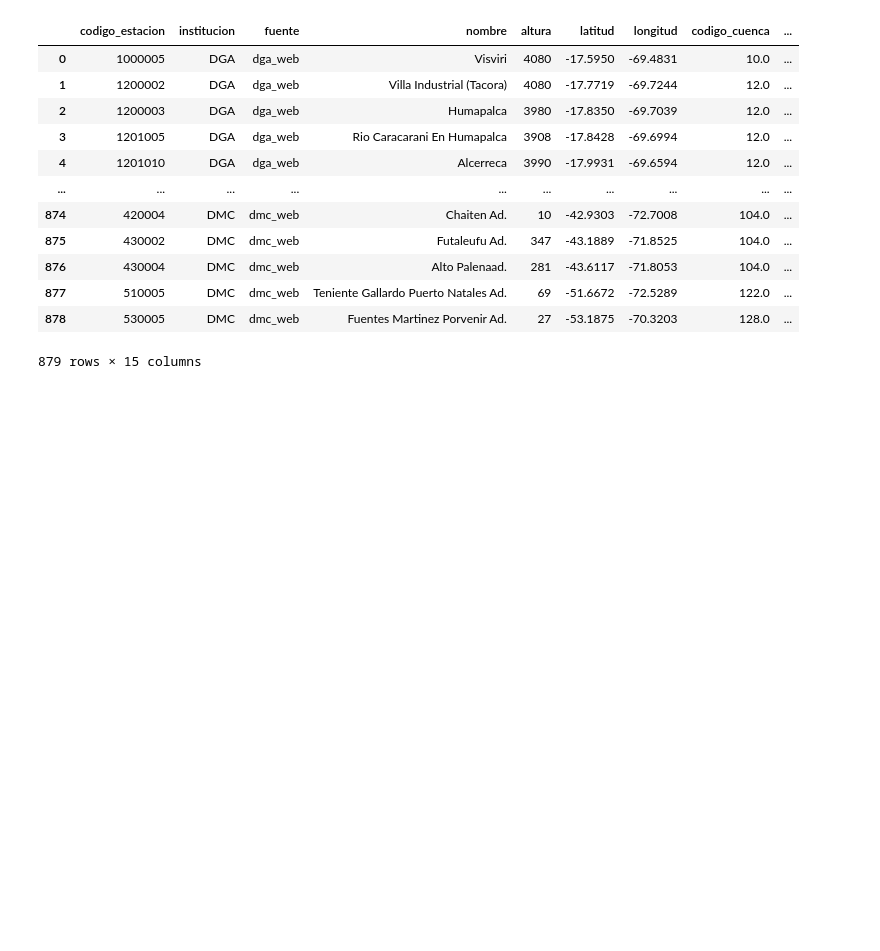
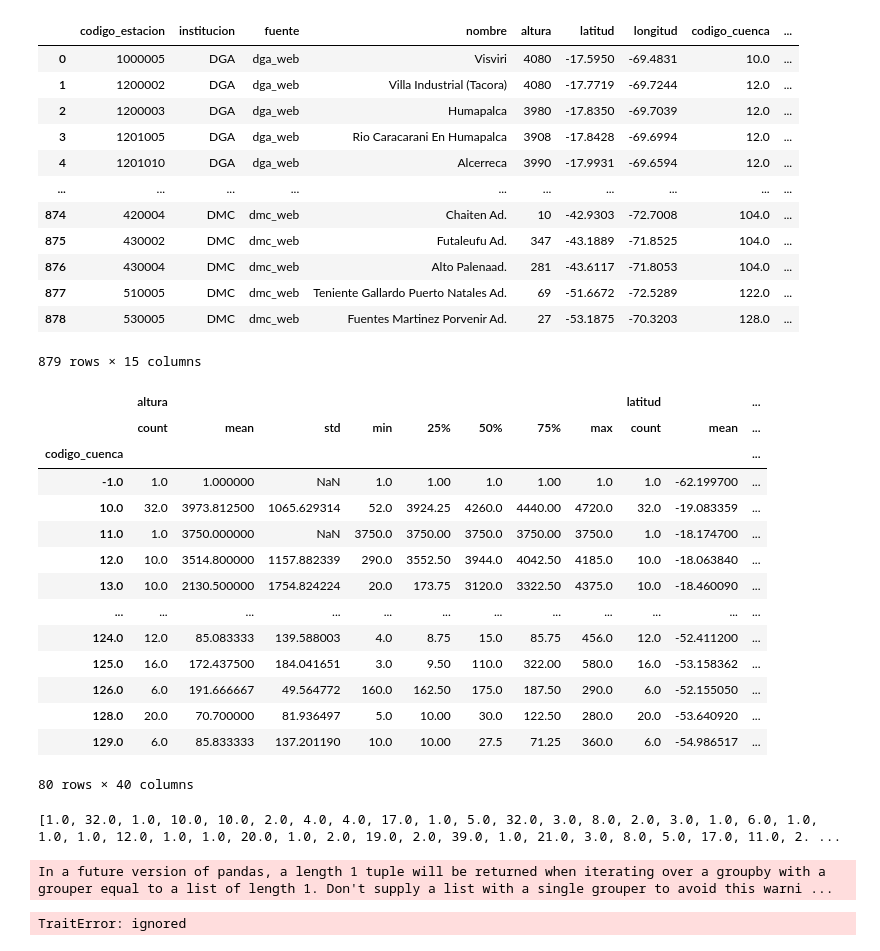
Before and after one commit to Diegogp95/mineria, a Jupyter notebook: Test_Mineria_Datos.ipynb, the cells around one changed output. Cells and saved outputs as stored; diff of their text form; code cells hidden in the pictures; blank space fills up the shorter version.

Commit message:
Interactive

```diff
--- a/Test_Mineria_Datos.ipynb
+++ b/Test_Mineria_Datos.ipynb
@@ -420,3 +420,26 @@ df_chile_meta
 | 877 | 510005 | DMC | dmc_web | Teniente Gallardo Puerto Natales Ad. | 69 | -51.6672 | -72.5289 | 122.0 | ... |
 | 878 | 530005 | DMC | dmc_web | Fuentes Martinez Porvenir Ad. | 27 | -53.1875 | -70.3203 | 128.0 | ... |
 879 rows × 15 columns
+# %%
+grouped = df_chile_meta.groupby(['codigo_cuenca'])
+grouped.describe()
+# %% [output]
+|  | altura |  |  |  |  |  |  |  | latitud |  | ... |
+|  | count | mean | std | min | 25% | 50% | 75% | max | count | mean | ... |
+| codigo_cuenca |  |  |  |  |  |  |  |  |  |  | ... |
+| -1.0 | 1.0 | 1.000000 | NaN | 1.0 | 1.00 | 1.0 | 1.00 | 1.0 | 1.0 | -62.199700 | ... |
+| 10.0 | 32.0 | 3973.812500 | 1065.629314 | 52.0 | 3924.25 | 4260.0 | 4440.00 | 4720.0 | 32.0 | -19.083359 | ... |
+| 11.0 | 1.0 | 3750.000000 | NaN | 3750.0 | 3750.00 | 3750.0 | 3750.00 | 3750.0 | 1.0 | -18.174700 | ... |
+| 12.0 | 10.0 | 3514.800000 | 1157.882339 | 290.0 | 3552.50 | 3944.0 | 4042.50 | 4185.0 | 10.0 | -18.063840 | ... |
+| 13.0 | 10.0 | 2130.500000 | 1754.824224 | 20.0 | 173.75 | 3120.0 | 3322.50 | 4375.0 | 10.0 | -18.460090 | ... |
+| ... | ... | ... | ... | ... | ... | ... | ... | ... | ... | ... | ... |
+| 124.0 | 12.0 | 85.083333 | 139.588003 | 4.0 | 8.75 | 15.0 | 85.75 | 456.0 | 12.0 | -52.411200 | ... |
+| 125.0 | 16.0 | 172.437500 | 184.041651 | 3.0 | 9.50 | 110.0 | 322.00 | 580.0 | 16.0 | -53.158362 | ... |
+| 126.0 | 6.0 | 191.666667 | 49.564772 | 160.0 | 162.50 | 175.0 | 187.50 | 290.0 | 6.0 | -52.155050 | ... |
+| 128.0 | 20.0 | 70.700000 | 81.936497 | 5.0 | 10.00 | 30.0 | 122.50 | 280.0 | 20.0 | -53.640920 | ... |
+| 129.0 | 6.0 | 85.833333 | 137.201190 | 10.0 | 10.00 | 27.5 | 71.25 | 360.0 | 6.0 | -54.986517 | ... |
+80 rows × 40 columns
+# %%
+print(list(grouped.describe().iloc[:,0]))
+# %% [output]
+[1.0, 32.0, 1.0, 10.0, 10.0, 2.0, 4.0, 4.0, 17.0, 1.0, 5.0, 32.0, 3.0, 8.0, 2.0, 3.0, 1.0, 6.0, 1.0, 1.0, 1.0, 12.0, 1.0, 1.0, 20.0, 1.0, 2.0, 19.0, 2.0, 39.0, 1.0, 21.0, 3.0, 8.0, 5.0, 17.0, 11.0, 2. ...
@@ -422,0 +460,7 @@ df_chile_meta
+# %%
+from ipywidgets import interact, IntSlider
+
+interact(plot_cuencas, key=[-1,10])
+# %% [output]
+In a future version of pandas, a length 1 tuple will be returned when iterating over a groupby with a grouper equal to a list of length 1. Don't supply a list with a single grouper to avoid this warni ...
+TraitError: ignored
```
Also changed, not shown: parts of 6 cells of this notebook.
